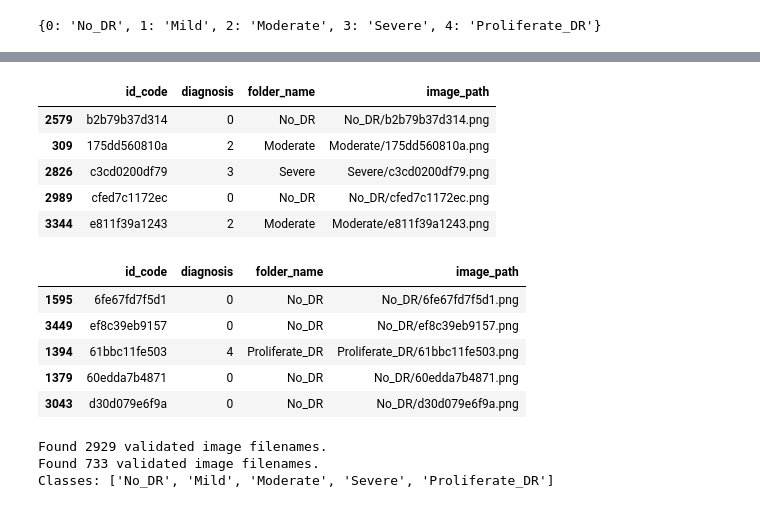
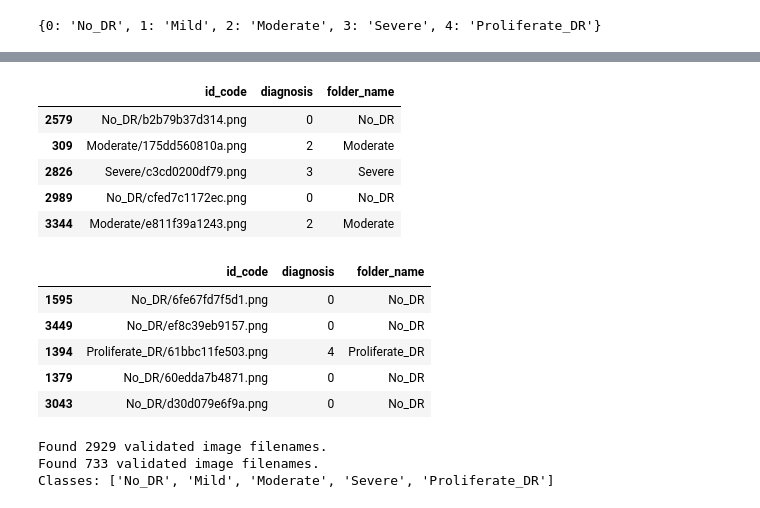
Before and after one commit to SeljukInci/Team2_DiabeticRetinopathy, a Jupyter notebook: Team2_DiabeticRetinopathy.ipynb, the cells around one changed output, grey strips where cells are left out. Saved outputs shown, nothing was run; the diff lists cells and outputs as text; code cells hidden in the pictures.

Commit message:
Colab kullanılarak oluşturuldu

```diff
--- a/Team2_DiabeticRetinopathy.ipynb
+++ b/Team2_DiabeticRetinopathy.ipynb
@@ -80,14 +72,6 @@ df.head()
 # %%
-# Görsel ID'leri (dosya isimleri) ve etiketleri ayır
-x = df["id_code"]       # Görsel kimlikleri
-y = df["diagnosis"]     # Sınıf etiketleri (0–4)
-
-# Stratify=y:
-# → Train ve validation setlerinde sınıf dağılımı korunur (çok kritik!)
-x_train, x_test, y_train, y_test = train_test_split(
-    x,
-    y,
-    test_size=0.2,
-    random_state=42,
-    stratify=y
-)
+from sklearn.model_selection import train_test_split
+x = df['id_code']
+y = df['diagnosis']
+x_train, x_test, y_train, y_test = train_test_split(x,y,test_size=0.2,random_state=42, stratify=y)
+from sklearn.metrics import accuracy_score, confusion_matrix, classification_report
@@ -172,41 +122,30 @@ validation_datagen = ImageDataGenerator(
 # %%
-# Train / Validation DataFrame'lerini oluştur
-# id_code  : görsel dosya adı (uzantısız)
-# diagnosis: sınıf etiketi (0–4)
-train_df = pd.DataFrame({
-    "id_code": x_train,
-    "diagnosis": y_train
-})
+train_df = pd.DataFrame({'id_code': x_train, 'diagnosis': y_train})
+val_df = pd.DataFrame({'id_code': x_test, 'diagnosis': y_test})
 
-val_df = pd.DataFrame({
-    "id_code": x_test,
-    "diagnosis": y_test
-})
+train_df['folder_name'] = train_df['diagnosis'].map(diagnosis_map)
+val_df['folder_name'] = val_df['diagnosis'].map(diagnosis_map)
 
-# diagnosis (0–4) -> klasör adı eşlemesi
-# Örn: 0 -> No_DR, 1 -> Mild, ...
-train_df["folder_name"] = train_df["diagnosis"].map(diagnosis_map)
-val_df["folder_name"] = val_df["diagnosis"].map(diagnosis_map)
+# 'diagnosis' sütununu string'e dönüştürme satırlarını kaldırıyoruz, böylece integer kalır.
+# train_df['diagnosis'] = train_df['diagnosis'].astype(str)
+# val_df['diagnosis'] = val_df['diagnosis'].astype(str)
 
-# flow_from_dataframe için göreli dosya yolu oluştur
-# Bu yol, directory=data_dir ile birleştirilecek
-train_df["image_path"] = train_df["folder_name"] + "/" + train_df["id_code"] + ".png"
-val_df["image_path"] = val_df["folder_name"] + "/" + val_df["id_code"] + ".png"
+train_df['id_code'] = train_df['folder_name'] + '/' + train_df['id_code'] + '.png'
+val_df['id_code'] = val_df['folder_name'] + '/' + val_df['id_code'] + '.png'
 
-# Kontrol: path ve etiketler doğru mu?
 display(train_df.head())
 display(val_df.head())
 # %% [output]
-|  | id_code | diagnosis | folder_name | image_path |
-| 2579 | b2b79b37d314 | 0 | No_DR | No_DR/b2b79b37d314.png |
-| 309 | 175dd560810a | 2 | Moderate | Moderate/175dd560810a.png |
-| 2826 | c3cd0200df79 | 3 | Severe | Severe/c3cd0200df79.png |
-| 2989 | cfed7c1172ec | 0 | No_DR | No_DR/cfed7c1172ec.png |
-| 3344 | e811f39a1243 | 2 | Moderate | Moderate/e811f39a1243.png |
+|  | id_code | diagnosis | folder_name |
+| 2579 | No_DR/b2b79b37d314.png | 0 | No_DR |
+| 309 | Moderate/175dd560810a.png | 2 | Moderate |
+| 2826 | Severe/c3cd0200df79.png | 3 | Severe |
+| 2989 | No_DR/cfed7c1172ec.png | 0 | No_DR |
+| 3344 | Moderate/e811f39a1243.png | 2 | Moderate |
-|  | id_code | diagnosis | folder_name | image_path |
-| 1595 | 6fe67fd7f5d1 | 0 | No_DR | No_DR/6fe67fd7f5d1.png |
-| 3449 | ef8c39eb9157 | 0 | No_DR | No_DR/ef8c39eb9157.png |
-| 1394 | 61bbc11fe503 | 4 | Proliferate_DR | Proliferate_DR/61bbc11fe503.png |
-| 1379 | 60edda7b4871 | 0 | No_DR | No_DR/60edda7b4871.png |
-| 3043 | d30d079e6f9a | 0 | No_DR | No_DR/d30d079e6f9a.png |
+|  | id_code | diagnosis | folder_name |
+| 1595 | No_DR/6fe67fd7f5d1.png | 0 | No_DR |
+| 3449 | No_DR/ef8c39eb9157.png | 0 | No_DR |
+| 1394 | Proliferate_DR/61bbc11fe503.png | 4 | Proliferate_DR |
+| 1379 | No_DR/60edda7b4871.png | 0 | No_DR |
+| 3043 | No_DR/d30d079e6f9a.png | 0 | No_DR |
 # %%
```
Also changed, not shown: parts of 29 cells of this notebook.
